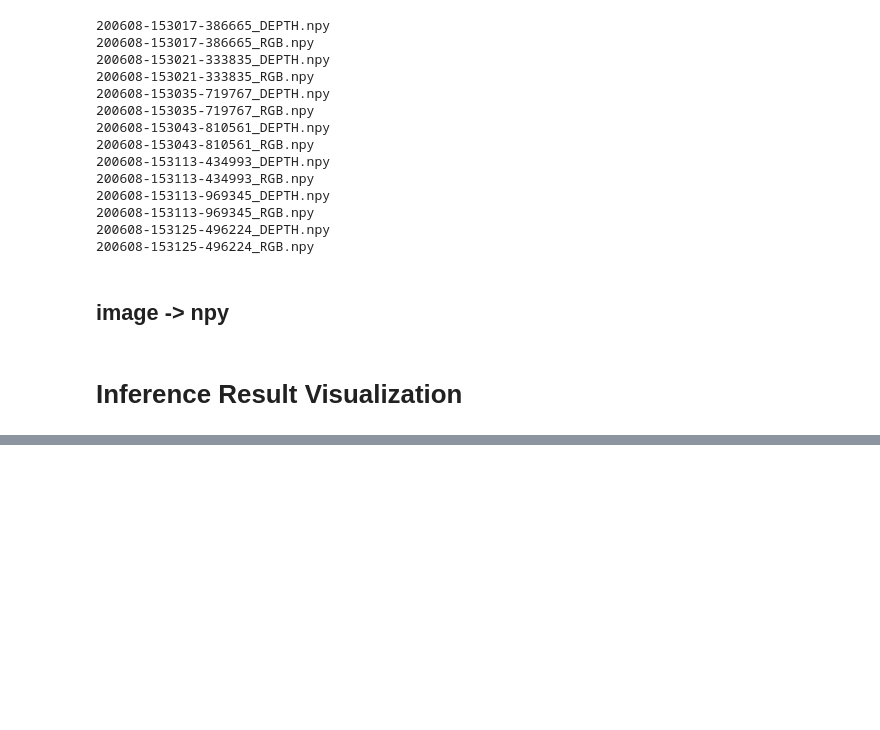
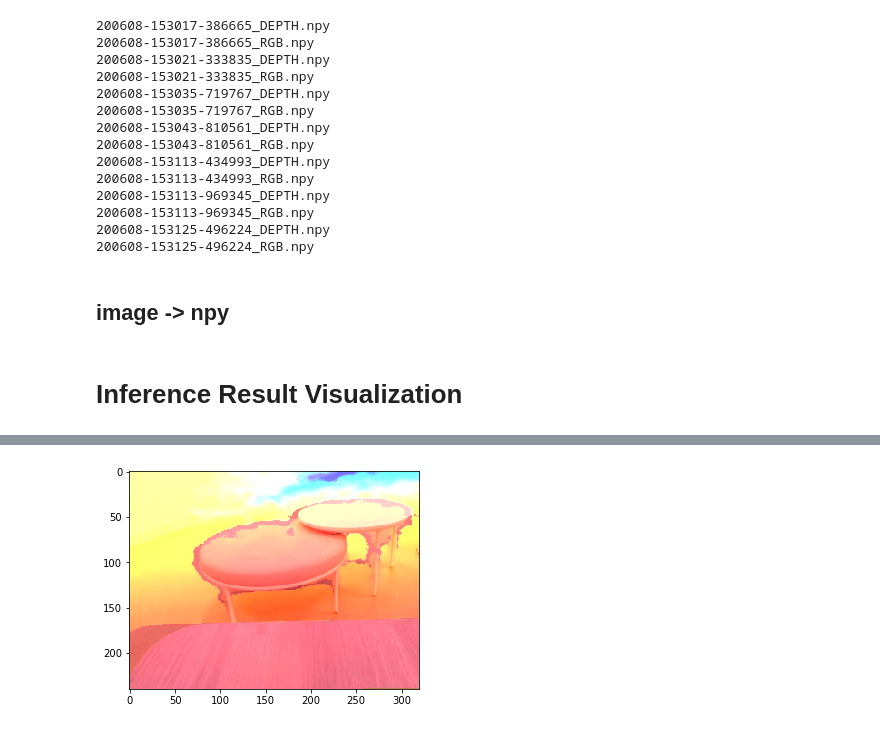
Before and after one commit to hi-space/ai-monitoring-tools, a Jupyter notebook: Preprocess.ipynb, the cells around one changed output, grey strips where cells are left out. Cells and saved outputs as stored; diff of their text form; code cells hidden in the pictures; blank space fills up the shorter version.

Commit message:
save inference result

```diff
--- a/Preprocess.ipynb
+++ b/Preprocess.ipynb
@@ -135,0 +138,6 @@ for filename in os.listdir(PATH):
+# %%
+img_ids = list()
+for i in os.listdir(""):
+    if i.endswith('.jpg'):
+        img_ids.append(i.split('.')[0].split('_')[0])
+img_ids = list(set(img_ids))
@@ -135,0 +154,48 @@ for filename in os.listdir(PATH):
+# %%
+seg_path_1 = ""
+seg_path_2 = ""
+seg_path_3 = ""
+seg_path_4 = ""
+seg_path_5 = ""
+seg_path_6 = ""
+seg_path_7 = ""
+seg_path_8 = ""
+seg_path_9 = ""
+seg_path_10 = ""
+
+source_path = ""
+# %%
+for filename in img_ids:
+    img1 = cv2.imread(source_path + filename + "_RGB.jpg")
+    img2 = cv2.imread(source_path + filename + "_DEPTH.jpg")
+    img1 = cv2.resize(img1, dsize=(320, 240))
+    img2 = cv2.resize(img2, dsize=(320, 240))
+    dst = cv2.add(img1, img2)
+
+    mpimg.imsave(source_path + "out_" + filename + ".jpg", dst)
+
+    plt.imshow(dst)
+
+    result1 = cv2.add(img1, cv2.imread(seg_path_1 + filename + ".png"))
+    result2 = cv2.add(img1, cv2.imread(seg_path_2 + filename + ".png"))
+    result3 = cv2.add(img1, cv2.imread(seg_path_3 + filename + ".png"))
+    result4 = cv2.add(img1, cv2.imread(seg_path_4 + filename + ".png"))
+    result5 = cv2.add(img1, cv2.imread(seg_path_5 + filename + ".png"))
+    result6 = cv2.add(img1, cv2.imread(seg_path_6 + filename + ".png"))
+    result7 = cv2.add(img1, cv2.imread(seg_path_7 + filename + ".png"))
+    result8 = cv2.add(img1, cv2.imread(seg_path_8 + filename + ".png"))
+    result9 = cv2.add(img1, cv2.imread(seg_path_9 + filename + ".png"))
+    result10 = cv2.add(img1, cv2.imread(seg_path_10 + filename + ".png"))
+
+    mpimg.imsave(seg_path_1 + "out_" + filename + ".png", result1)
+    mpimg.imsave(seg_path_2 + "out_" + filename + ".png", result2)
+    mpimg.imsave(seg_path_3 + "out_" + filename + ".png", result3)
+    mpimg.imsave(seg_path_4 + "out_" + filename + ".png", result4)
+    mpimg.imsave(seg_path_5 + "out_" + filename + ".png", result5)
+    mpimg.imsave(seg_path_6 + "out_" + filename + ".png", result6)
+    mpimg.imsave(seg_path_7 + "out_" + filename + ".png", result7)
+    mpimg.imsave(seg_path_8 + "out_" + filename + ".png", result8)
+    mpimg.imsave(seg_path_9 + "out_" + filename + ".png", result9)
+    mpimg.imsave(seg_path_10 + "out_" + filename + ".png", result10)
+# %% [output]
+[figure, added]
```
Also changed, not shown: parts of 6 cells of this notebook.
